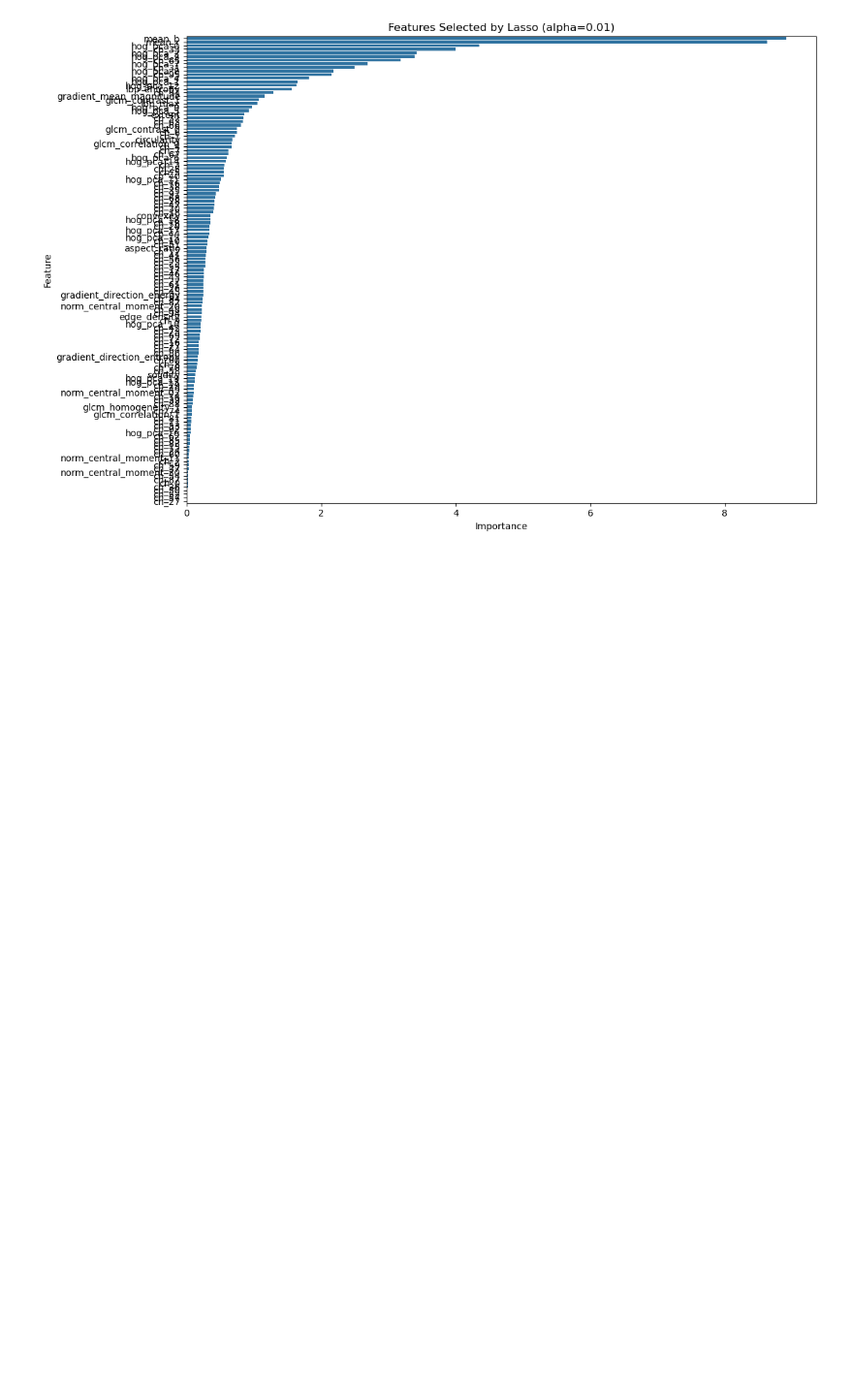
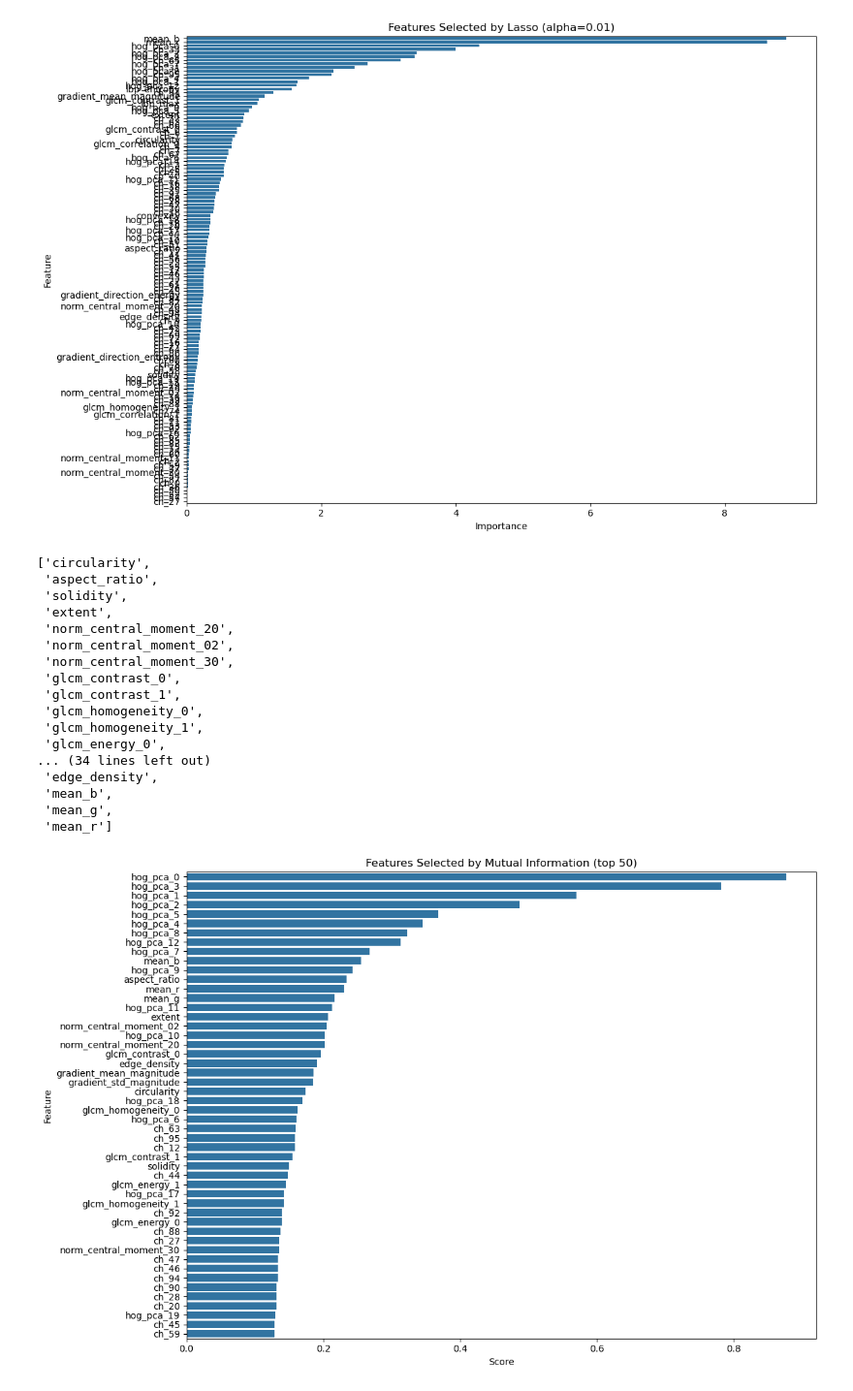
Before and after one commit to sophia-mo/traffic-sign-prediction, a Jupyter notebook: feature_processing.ipynb, the cells around one changed output. Shown: that part at 97% size. Cells and saved outputs as stored; diff of their text form; code cells hidden in the pictures; blank space fills up the shorter version.

```diff
--- a/feature_processing.ipynb
+++ b/feature_processing.ipynb
@@ -76,5 +76,5 @@ def preprocess_data():
 # %%
-def select_features_random_forest(X_train, y_train, threshold='mean'):
+def select_features_rf(X_train, y_train, threshold='mean'):
     # Scale features
     scaler = StandardScaler()
     X_scaled = scaler.fit_transform(X_train)
@@ -138,3 +135,26 @@ def select_features_lasso(X_train, y_train, alpha=0.01):
+# %%
+def select_features_mi(X_train, y_train, n_features=50):
+    selector = SelectKBest(mutual_info_classif, k=n_features)
+    selector.fit(X_train, y_train)
+
+    selected_feature_indices = selector.get_support(indices=True)
+    selected_features = X_train.columns[selected_feature_indices].tolist()
+
+    # Get scores for selected features
+    scores = selector.scores_[selected_feature_indices]
+    feature_importance = pd.DataFrame({
+        'Feature': selected_features,
+        'Score': scores
+    })
+    # Sort by descending score
+    feature_importance_df = feature_importance.sort_values('Score', ascending=False)
+
+    plt.figure(figsize=(12, 8))
+    sns.barplot(x='Score', y='Feature', data=feature_importance_df)
+    plt.title(f'Features Selected by Mutual Information (top {n_features})')
+    plt.tight_layout()
+
+    return selected_features
 # %% [markdown]
 #### Chi-Square
 # %%
@@ -143,8 +163,9 @@ def select_features_lasso(X_train, y_train, alpha=0.01):
 ## Main Function
 # %%
 feature_selectors = {
-    'random forest': select_features_random_forest,
+    'rf': select_features_rf,
     'lasso': select_features_lasso,
+    'mi': select_features_mi,
 }
 # %%
 def select_features(selector_type):
@@ -159,8 +180,8 @@ def select_features(selector_type):
     val_df = val_df[['image_path'] + selected_features + ['ClassId']]
     test_df = test_df[['image_path'] + selected_features + ['ClassId']]
 
-    train_df.to_csv('train_df.csv', index=False)
-    val_df.to_csv('val_df.csv', index=False)
-    test_df.to_csv('test_df.csv', index=False)
+    train_df.to_csv(f'processed_data/train_df_{selector_type}.csv', index=False)
+    val_df.to_csv(f'processed_data/val_df_{selector_type}.csv', index=False)
+    test_df.to_csv(f'processed_data/test_df_{selector_type}.csv', index=False)
 
     return selected_features
@@ -206,3 +227,24 @@ select_features('lasso')
  'ch_57',
  'ch_27']
 [figure]
+# %%
+select_features('mi')
+# %% [output]
+['circularity',
+ 'aspect_ratio',
+ 'solidity',
+ 'extent',
+ 'norm_central_moment_20',
+ 'norm_central_moment_02',
+ 'norm_central_moment_30',
+ 'glcm_contrast_0',
+ 'glcm_contrast_1',
+ 'glcm_homogeneity_0',
+ 'glcm_homogeneity_1',
+ 'glcm_energy_0',
+... (34 lines left out)
+ 'edge_density',
+ 'mean_b',
+ 'mean_g',
+ 'mean_r']
+[figure, added]
```
Also changed, not shown: parts of 6 cells of this notebook, 10 other files.
